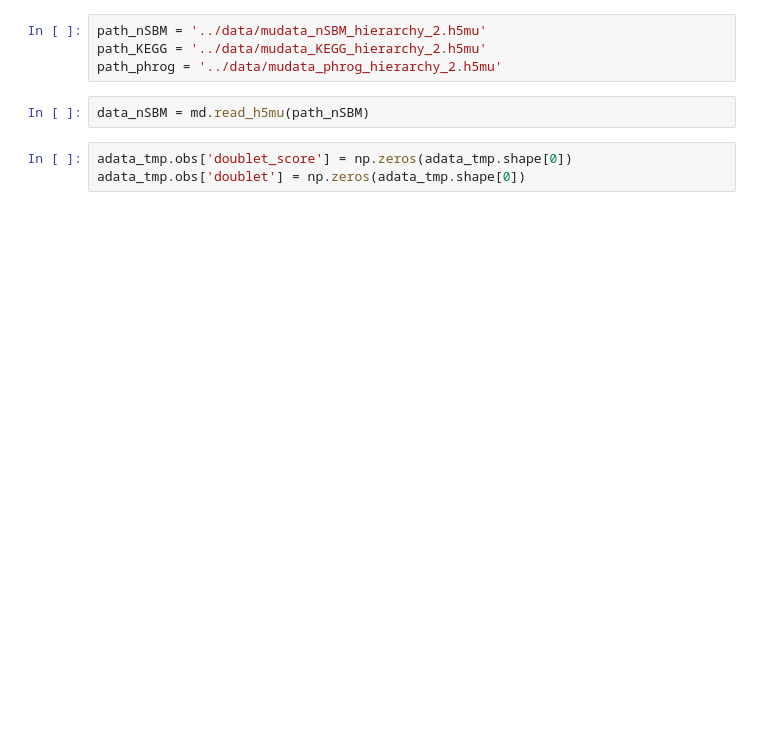
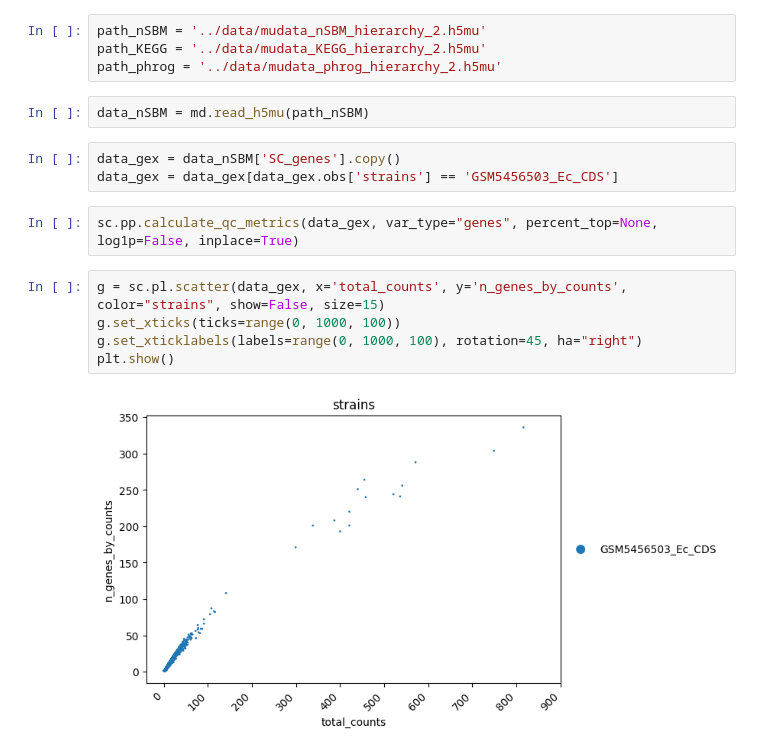
Before and after one commit to leuschjanphilipp/BacDrop-ggi, a Jupyter notebook: preprocessing/preprocessing.ipynb, the cells around one changed output. Drawn from its saved outputs; the diff is of its cells as text; blank space fills up the shorter version.

```diff
--- a/preprocessing/preprocessing.ipynb
+++ b/preprocessing/preprocessing.ipynb
@@ -16,6 +19,15 @@ path_KEGG = '../data/mudata_KEGG_hierarchy_2.h5mu'
 path_phrog = '../data/mudata_phrog_hierarchy_2.h5mu'
 # %%
 data_nSBM = md.read_h5mu(path_nSBM)
-# %%
-adata_tmp.obs['doublet_score'] = np.zeros(adata_tmp.shape[0])
-adata_tmp.obs['doublet'] = np.zeros(adata_tmp.shape[0])
+# %%
+data_gex = data_nSBM['SC_genes'].copy()
+data_gex = data_gex[data_gex.obs['strains'] == 'GSM5456503_Ec_CDS']
+# %%
+sc.pp.calculate_qc_metrics(data_gex, var_type="genes", percent_top=None, log1p=False, inplace=True)
+# %%
+g = sc.pl.scatter(data_gex, x='total_counts', y='n_genes_by_counts', color="strains", show=False, size=15)
+g.set_xticks(ticks=range(0, 1000, 100))
+g.set_xticklabels(labels=range(0, 1000, 100), rotation=45, ha="right")
+plt.show()
+# %% [output]
+[figure, added]
```
Also changed, not shown: parts of 43 cells of this notebook, 4 other files.
